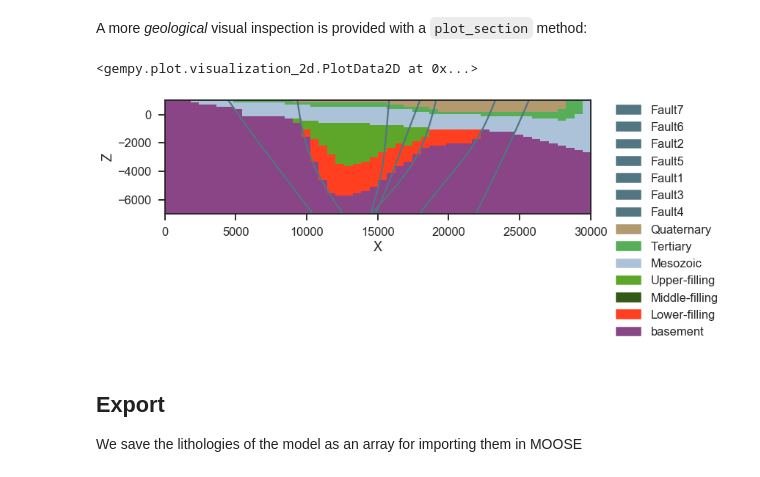
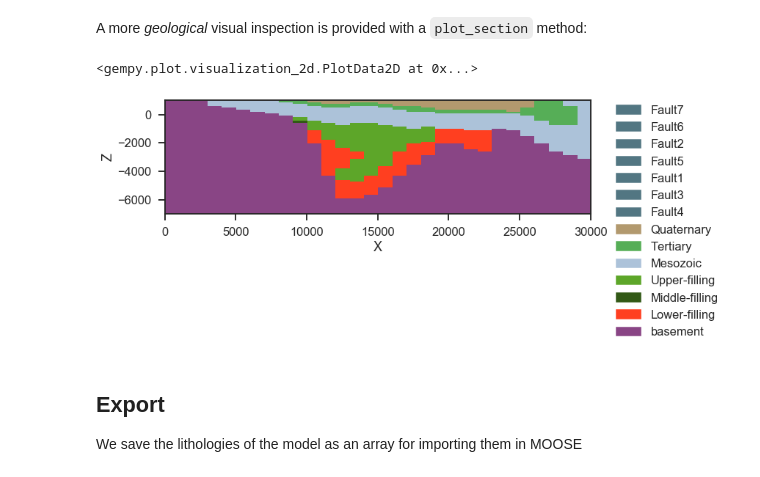
Before and after one commit to Japhiolite/PCT-modelling, a Jupyter notebook: notebooks/GemPy_PCT.ipynb, the cells around one changed output. Drawn from its saved outputs; the diff is of its cells as text; code cells hidden in the pictures.

```diff
--- a/notebooks/GemPy_PCT.ipynb
+++ b/notebooks/GemPy_PCT.ipynb
@@ -169,11 +170,11 @@ gp.plot.plot_scalar_field(geo_model, cell_number=25, series=8)
 A more *geological* visual inspection is provided with a `plot_section` method:
 # %%
 %matplotlib inline
-gp.plot.plot_section(geo_model, cell_number=27, direction='y', show_faults=True,
+gp.plot.plot_section(geo_model, cell_number=20, direction='y', show_faults=False,
                      show_data=False, interpolation='none', ve=1)
 # %% [output]
 <gempy.plot.visualization_2d.PlotData2D at 0x...>
-[figure, old version]
+[figure, new version]
 # %% [markdown]
 ## Export
 We save the lithologies of the model as an array for importing them in MOOSE
```
Also changed, not shown: parts of 22 cells of this notebook, 3 other files.
